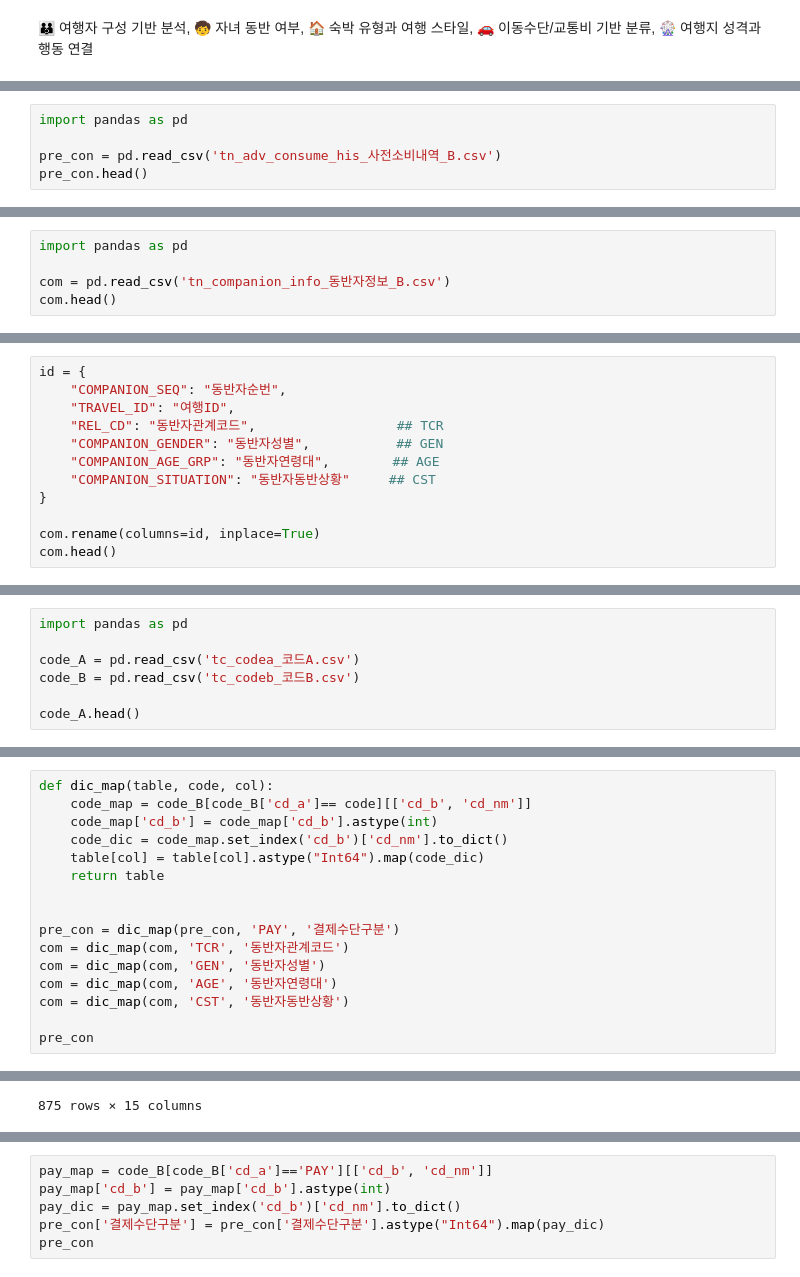
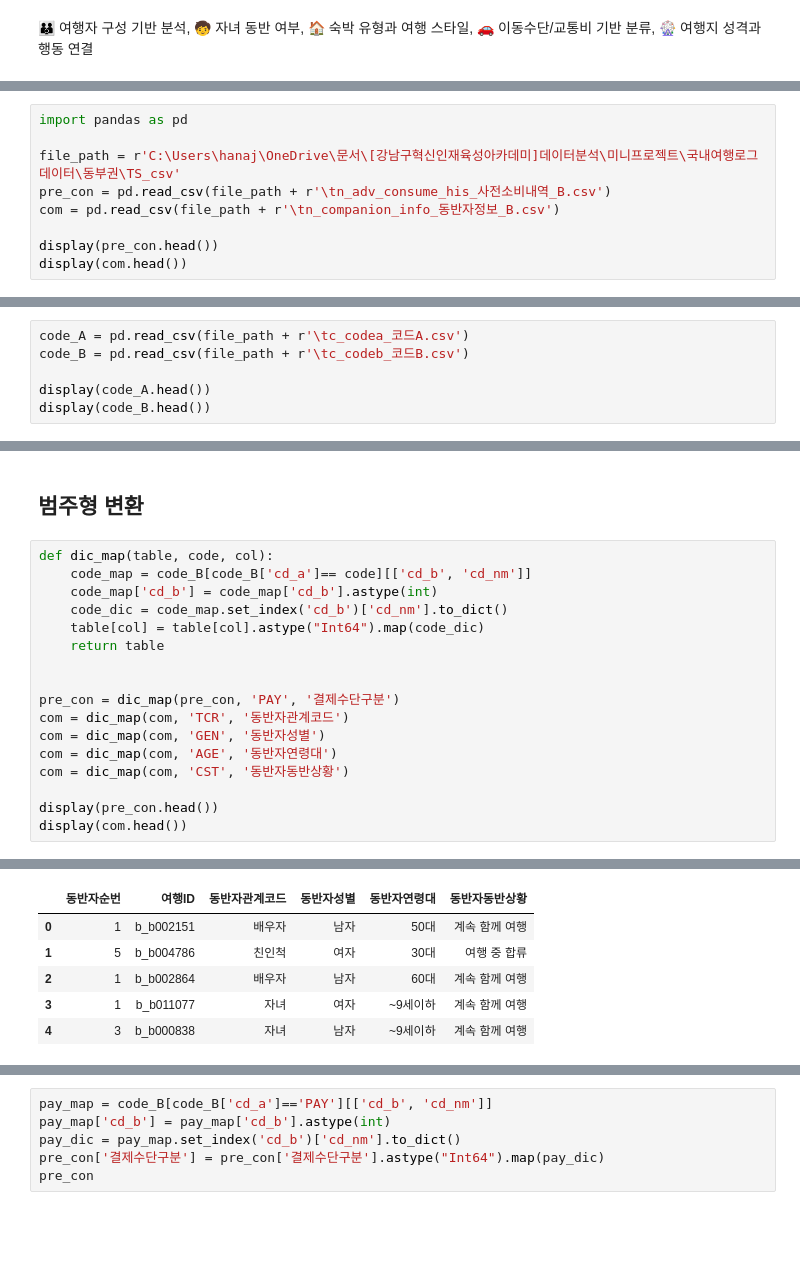
Before and after one commit to ssoom98/where2go, a Jupyter notebook: jang/preprocessing/RenameColumn.ipynb, the cells around one changed output, grey strips where cells are left out. Saved outputs shown, nothing was run; the diff lists cells and outputs as text; blank space fills up the shorter version.

```diff
--- a/jang/preprocessing/RenameColumn.ipynb
+++ b/jang/preprocessing/RenameColumn.ipynb
@@ -3,8 +5,12 @@
 # %%
 import pandas as pd
 
-pre_con = pd.read_csv('tn_adv_consume_his_사전소비내역_B.csv')
-pre_con.head()
+file_path = r'C:\Users\hanaj\OneDrive\문서\[강남구혁신인재육성아카데미]데이터분석\미니프로젝트\국내여행로그데이터\동부권\TS_csv'
+pre_con = pd.read_csv(file_path + r'\tn_adv_consume_his_사전소비내역_B.csv')
+com = pd.read_csv(file_path + r'\tn_companion_info_동반자정보_B.csv')
+
+display(pre_con.head())
+display(com.head())
 # %% [output]
 |  | TRAVEL_ID | ADV_NM | ADV_SEQ | PAYMENT_NUM | BRNO | STORE_NM | ROAD_NM_ADDR | LOTNO_ADDR | ROAD_NM_CD | ... |
 | 0 | b_b004151 | 음료수 | 0 | 3 | NaN | 이마트 검단점 | NaN | NaN | NaN | ... |
@@ -51,5 +74,0 @@ plt.show()
-# %%
-import pandas as pd
-
-com = pd.read_csv('tn_companion_info_동반자정보_B.csv')
-com.head()
@@ -63,12 +74,0 @@ com.head()
-# %%
-id = {
-    "COMPANION_SEQ": "동반자순번",
-    "TRAVEL_ID": "여행ID",
-    "REL_CD": "동반자관계코드",                  ## TCR
-    "COMPANION_GENDER": "동반자성별",           ## GEN
-    "COMPANION_AGE_GRP": "동반자연령대",        ## AGE
-    "COMPANION_SITUATION": "동반자동반상황"     ## CST
-}
-
-com.rename(columns=id, inplace=True)
-com.head()
@@ -82,10 +77,9 @@ com.head()
 # %%
-import pandas as pd
+code_A = pd.read_csv(file_path + r'\tc_codea_코드A.csv')
+code_B = pd.read_csv(file_path + r'\tc_codeb_코드B.csv')
 
-code_A = pd.read_csv('tc_codea_코드A.csv')
-code_B = pd.read_csv('tc_codeb_코드B.csv')
-
-code_A.head()
+display(code_A.head())
+display(code_B.head())
 # %% [output]
 |  | idx | cd_nm | cd_a | cd_memo | cd_memo2 | del_flag | order_num | perm_write | perm_edit | perm_delete | ... |
 | 0 | 5 | 여행상태 | STA | NaN | NaN | N | 999 | N | N | N | ... |
@@ -142,3 +96,5 @@ print(com.head())
+# %% [markdown]
+## 범주형 변환
 # %%
 def dic_map(table, code, col):
     code_map = code_B[code_B['cd_a']== code][['cd_b', 'cd_nm']]
@@ -154,7 +110,8 @@ com = dic_map(com, 'GEN', '동반자성별')
 com = dic_map(com, 'AGE', '동반자연령대')
 com = dic_map(com, 'CST', '동반자동반상황')
 
-pre_con
+display(pre_con.head())
+display(com.head())
 # %% [output]
 |  | 여행ID | 구매내역 | 구매순번 | 소비인원 | 사업자등록번호 | 상호명 | 도로명주소 | 지번주소 | 도로명코드 | 지번코드 | 결제일시분 | ... |
 | 0 | b_b004151 | 음료수 | 0 | 3 | NaN | 이마트 검단점 | NaN | NaN | NaN | NaN | NaN | ... |
@@ -171 +122,6 @@ pre_con
-875 rows × 15 columns
+|  | 동반자순번 | 여행ID | 동반자관계코드 | 동반자성별 | 동반자연령대 | 동반자동반상황 |
+| 0 | 1 | b_b002151 | 배우자 | 남자 | 50대 | 계속 함께 여행 |
+| 1 | 5 | b_b004786 | 친인척 | 여자 | 30대 | 여행 중 합류 |
+| 2 | 1 | b_b002864 | 배우자 | 남자 | 60대 | 계속 함께 여행 |
+| 3 | 1 | b_b011077 | 자녀 | 여자 | ~9세이하 | 계속 함께 여행 |
+| 4 | 3 | b_b000838 | 자녀 | 남자 | ~9세이하 | 계속 함께 여행 |
```
Also changed, not shown: parts of 18 cells of this notebook, 1 other file.
